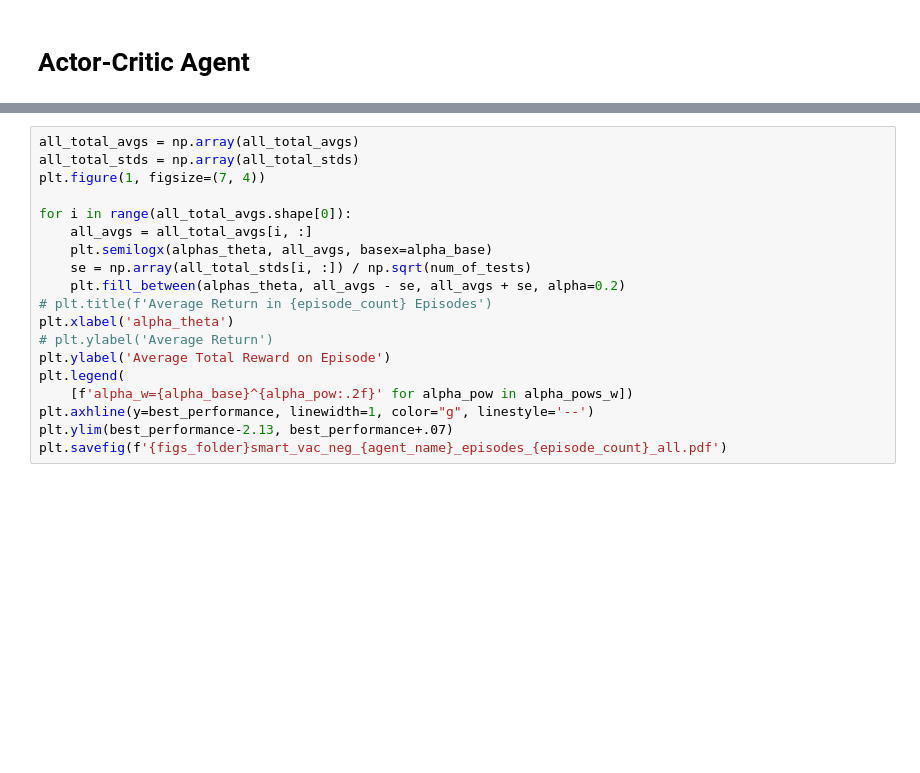
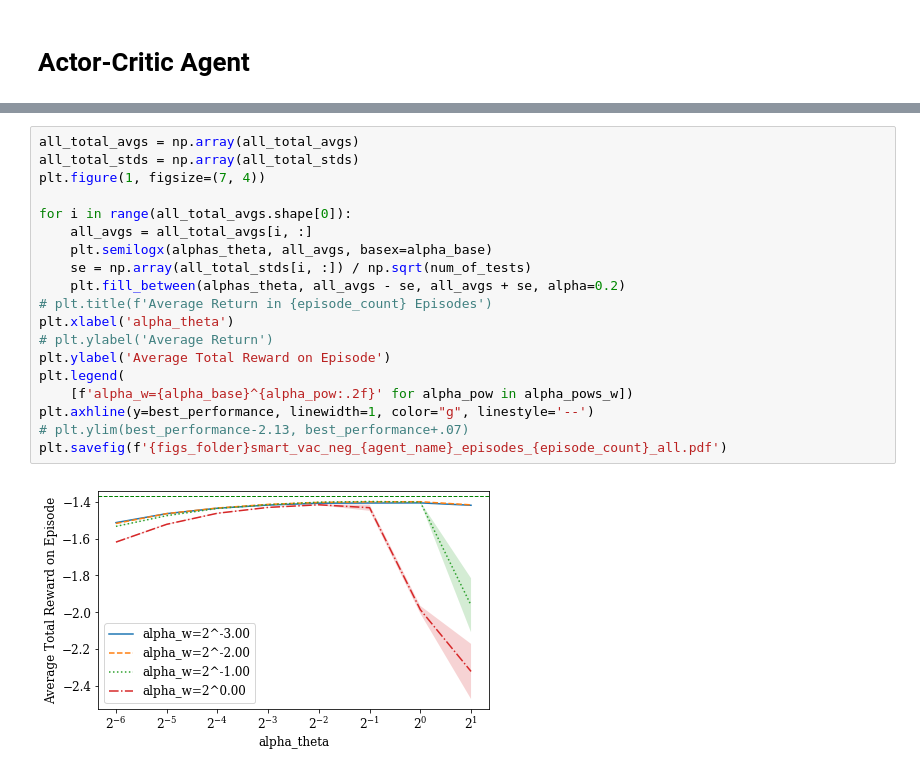
Before and after one commit to nimamahmoudi/rlai-policy-gradient-methods, a Jupyter notebook: final2_smart_vacuum_neg.ipynb, the cells around one changed output, grey strips where cells are left out. Drawn from its saved outputs; the diff is of its cells as text; blank space fills up the shorter version.

```diff
--- a/final2_smart_vacuum_neg.ipynb
+++ b/final2_smart_vacuum_neg.ipynb
@@ -542,19 +545,21 @@ print(results_tmp)
 # %%
 all_total_avgs = np.array(all_total_avgs)
 all_total_stds = np.array(all_total_stds)
 plt.figure(1, figsize=(7, 4))
 
 for i in range(all_total_avgs.shape[0]):
     all_avgs = all_total_avgs[i, :]
     plt.semilogx(alphas_theta, all_avgs, basex=alpha_base)
     se = np.array(all_total_stds[i, :]) / np.sqrt(num_of_tests)
     plt.fill_between(alphas_theta, all_avgs - se, all_avgs + se, alpha=0.2)
 # plt.title(f'Average Return in {episode_count} Episodes')
 plt.xlabel('alpha_theta')
 # plt.ylabel('Average Return')
 plt.ylabel('Average Total Reward on Episode')
 plt.legend(
     [f'alpha_w={alpha_base}^{alpha_pow:.2f}' for alpha_pow in alpha_pows_w])
 plt.axhline(y=best_performance, linewidth=1, color="g", linestyle='--')
-plt.ylim(best_performance-2.13, best_performance+.07)
+# plt.ylim(best_performance-2.13, best_performance+.07)
 plt.savefig(f'{figs_folder}smart_vac_neg_{agent_name}_episodes_{episode_count}_all.pdf')
+# %% [output]
+[figure, added]
```
Also changed, not shown: parts of 2 cells of this notebook, 5 other files.
